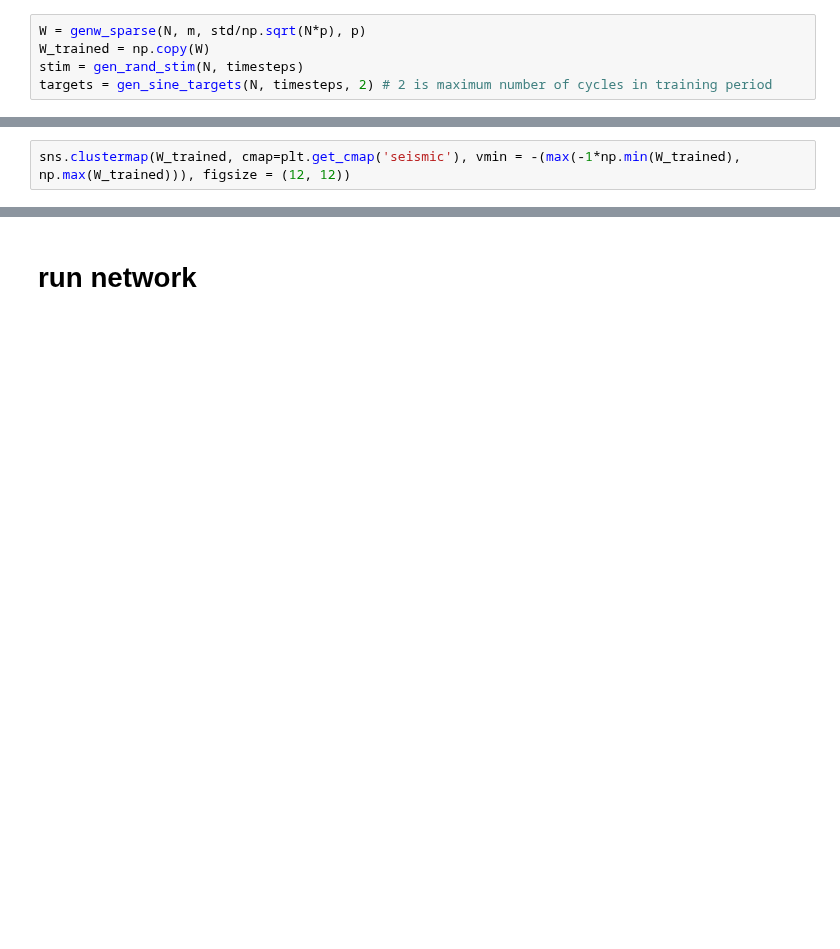
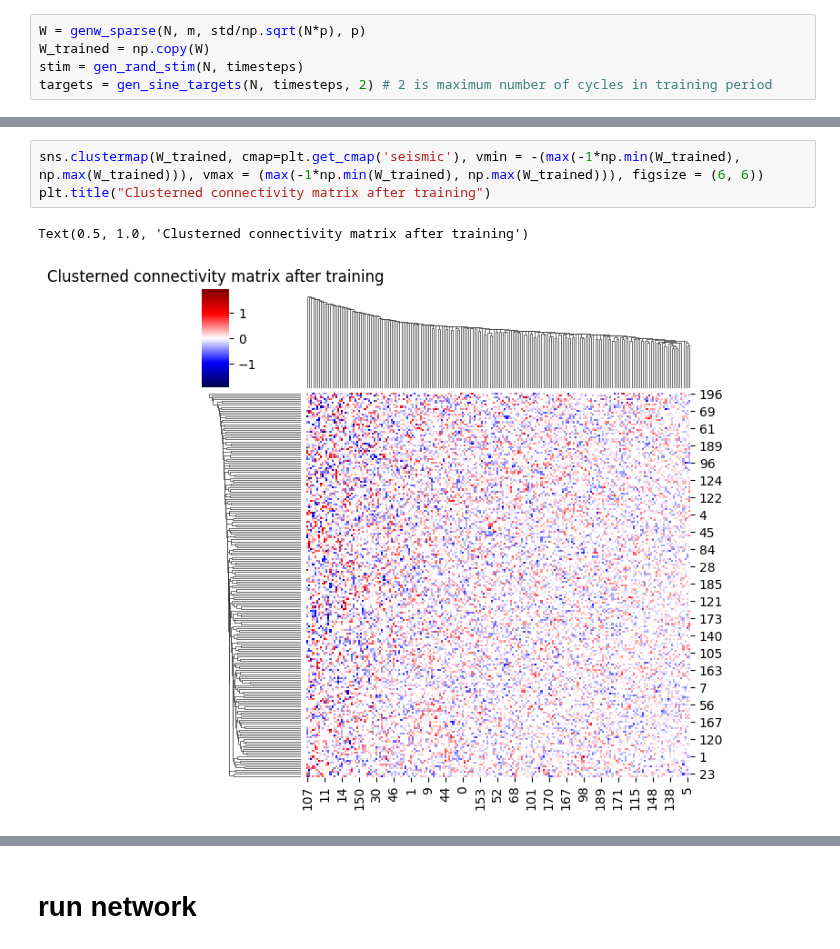
Before and after one commit to Sam-q-3736/srnn_rls, a Jupyter notebook: Untitled2.ipynb, the cells around one changed output, grey strips where cells are left out. Cells and saved outputs as stored; diff of their text form; blank space fills up the shorter version.

```diff
--- a/Untitled2.ipynb
+++ b/Untitled2.ipynb
@@ -257,3 +267,7 @@ plt.colorbar()
-# %%
-sns.clustermap(W_trained, cmap=plt.get_cmap('seismic'), vmin = -(max(-1*np.min(W_trained), np.max(W_trained))), figsize = (12, 12))
+# %%
+sns.clustermap(W_trained, cmap=plt.get_cmap('seismic'), vmin = -(max(-1*np.min(W_trained), np.max(W_trained))), vmax = (max(-1*np.min(W_trained), np.max(W_trained))), figsize = (6, 6))
+plt.title("Clusterned connectivity matrix after training")
+# %% [output]
+Text(0.5, 1.0, 'Clusterned connectivity matrix after training')
+[figure, added]
 # %%
```
Also changed, not shown: parts of 15 cells of this notebook.
